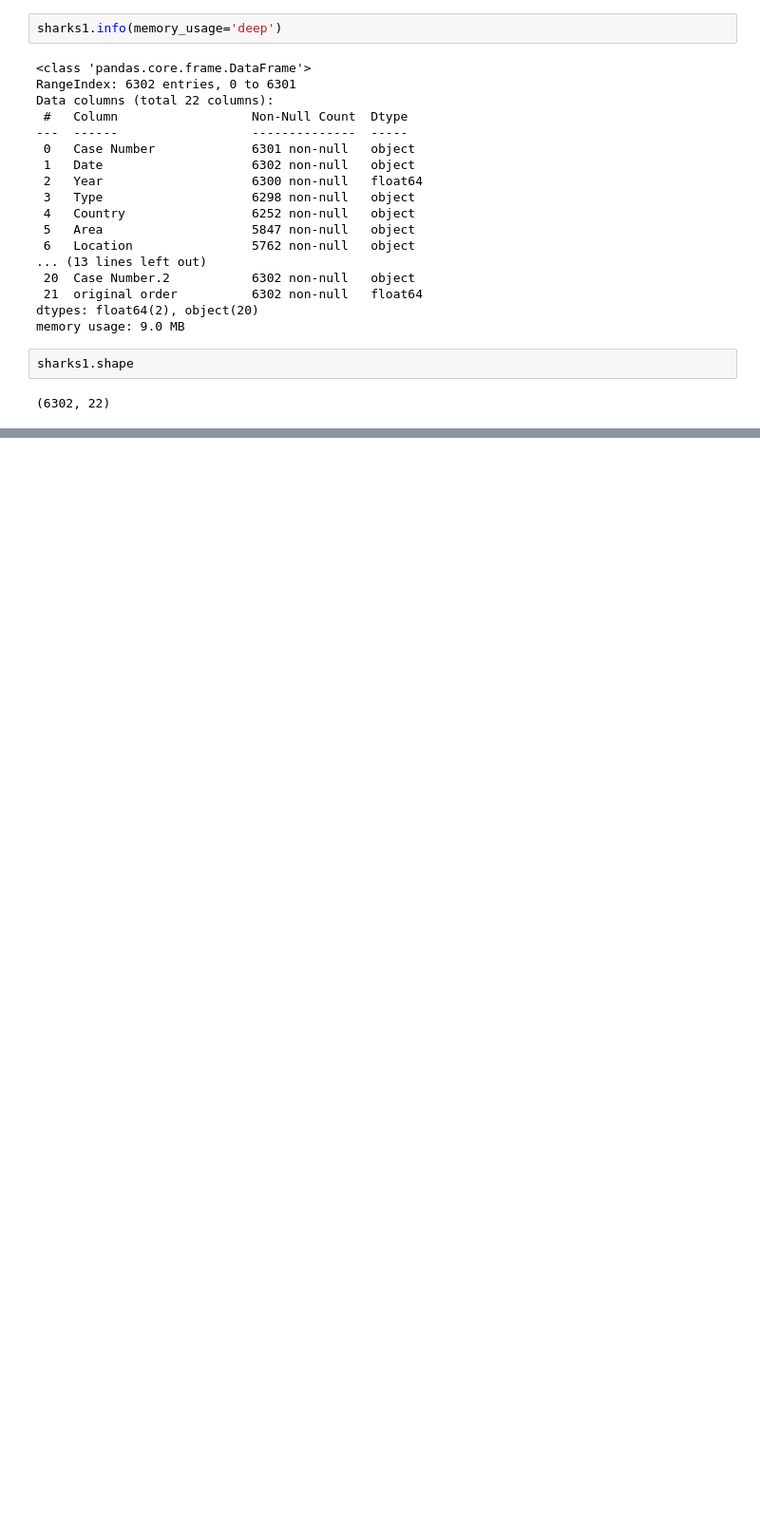
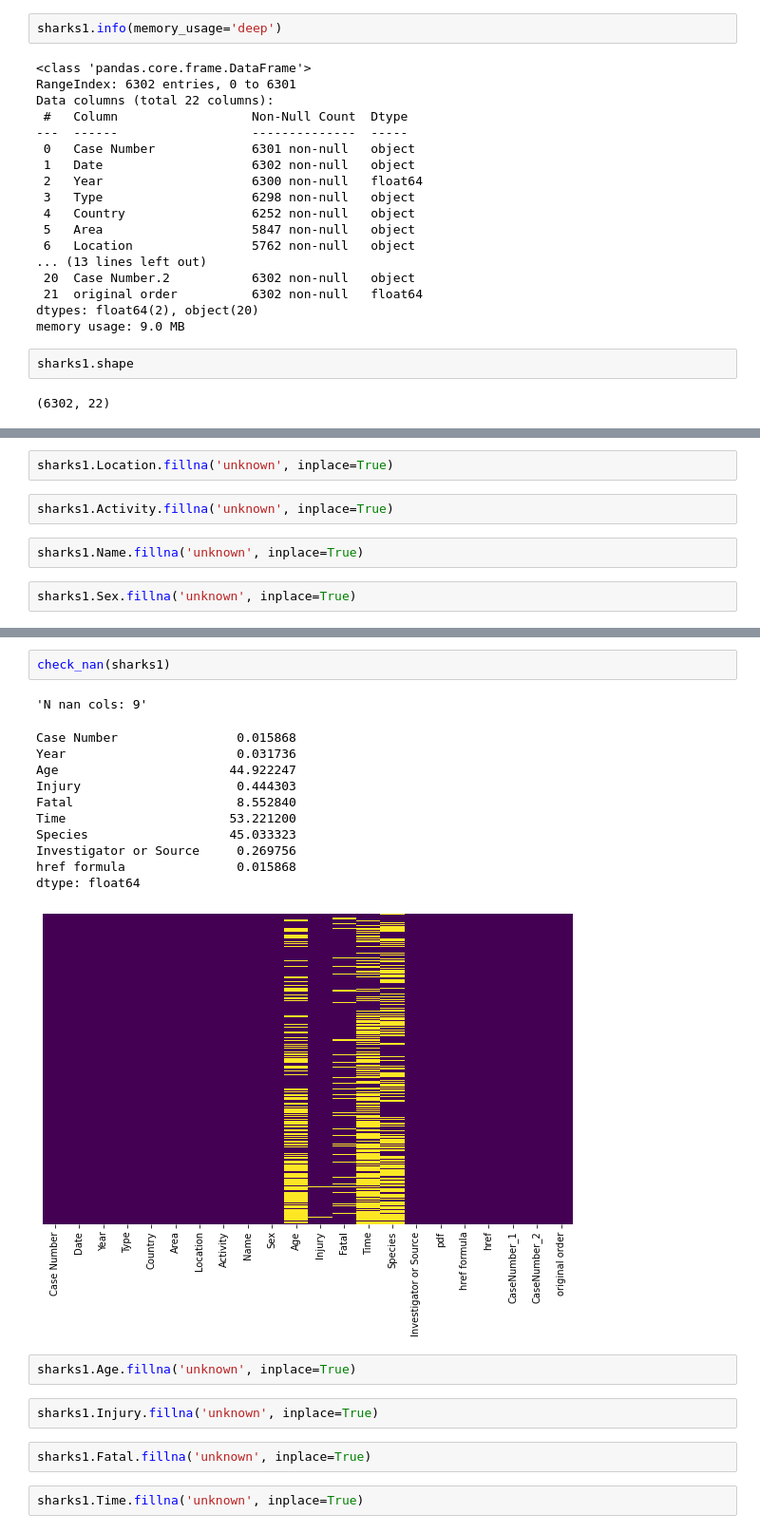
Before and after one commit to Baker-man/Proyecto_limpieza_sharks, a Jupyter notebook: src/clean.ipynb, the cells around one changed output, grey strips where cells are left out. Shown at 95% size. Drawn from its saved outputs; the diff is of its cells as text; blank space fills up the shorter version.

```diff
--- a/src/clean.ipynb
+++ b/src/clean.ipynb
@@ -277,0 +369,8 @@ sharks1.head()
+# %%
+sharks1.Location.fillna('unknown', inplace=True)
+# %%
+sharks1.Activity.fillna('unknown', inplace=True)
+# %%
+sharks1.Name.fillna('unknown', inplace=True)
+# %%
+sharks1.Sex.fillna('unknown', inplace=True)
@@ -277,0 +392,23 @@ sharks1.head()
+# %%
+check_nan(sharks1)
+# %% [output]
+'N nan cols: 9'
+Case Number                0.015868
+Year                       0.031736
+Age                       44.922247
+Injury                     0.444303
+Fatal                      8.552840
+Time                      53.221200
+Species                   45.033323
+Investigator or Source     0.269756
+href formula               0.015868
+dtype: float64
+[figure, added]
+# %%
+sharks1.Age.fillna('unknown', inplace=True)
+# %%
+sharks1.Injury.fillna('unknown', inplace=True)
+# %%
+sharks1.Fatal.fillna('unknown', inplace=True)
+# %%
+sharks1.Time.fillna('unknown', inplace=True)
```
Also changed, not shown: parts of 24 cells of this notebook.
